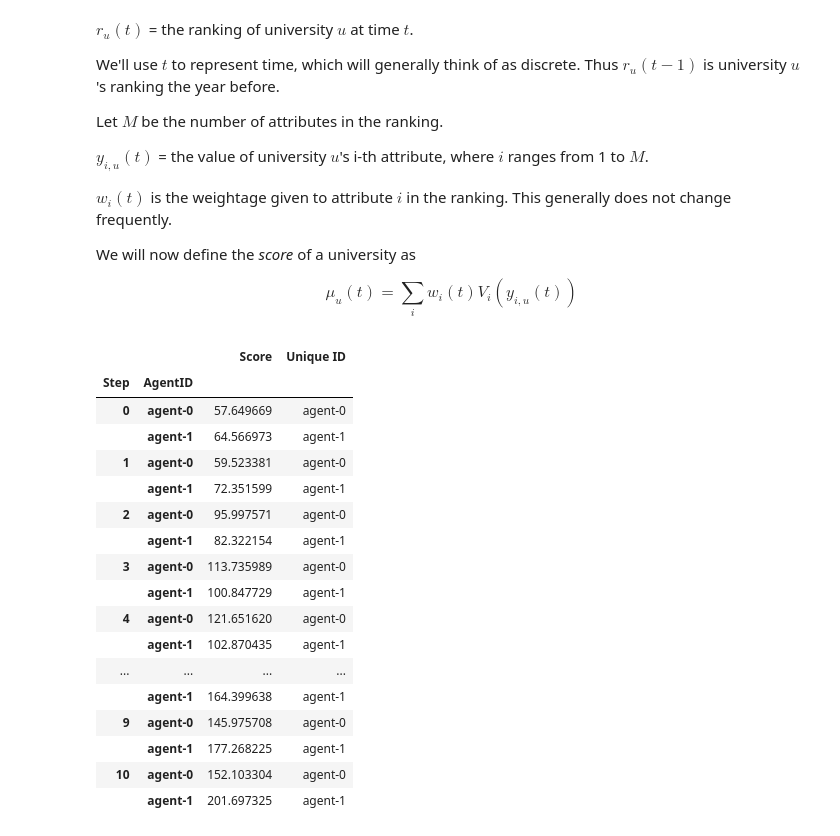
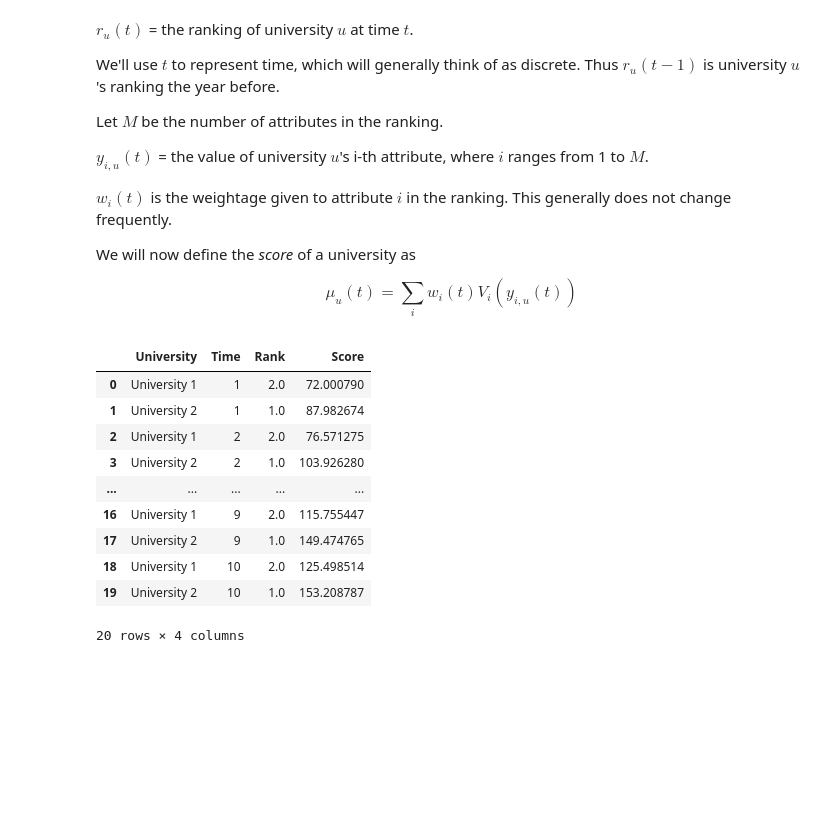
Before and after one commit to DavidBalash/agent_based_models, a Jupyter notebook: ranking_notebook.ipynb, the cells around one changed output. Saved outputs shown, nothing was run; the diff lists cells and outputs as text; code cells hidden in the pictures; blank space fills up the shorter version.

```diff
--- a/ranking_notebook.ipynb
+++ b/ranking_notebook.ipynb
@@ -19,42 +19,33 @@ We will now define the _score_ of a university as
 $$
      \mu_u(t) = \sum_{i} w_i(t) V_i(y_{i,u}(t))
 $$
-# %%
-%matplotlib inline
-from ranking_system import *
-import matplotlib.pyplot as plt
-
-total_number_of_time_steps = 10
-total_number_of_universities = 2
-
-# Attribute name and weight given to attribute in the ranking
-attributes = [Attribute('research', 0.7), Attribute('faculty', 0.3)]
-
-model = RankingModel(total_number_of_universities, attributes)
-
-# Manually step though the time steps
-for step in range(total_number_of_time_steps):
-    model.step()
-
-
-model.data_collector.get_agent_vars_dataframe()
-# %% [output]
-|  |  | Score | Unique ID |
-| Step | AgentID |  |  |
-| 0 | agent-0 | 57.649669 | agent-0 |
-|  | agent-1 | 64.566973 | agent-1 |
-| 1 | agent-0 | 59.523381 | agent-0 |
-|  | agent-1 | 72.351599 | agent-1 |
-| 2 | agent-0 | 95.997571 | agent-0 |
-|  | agent-1 | 82.322154 | agent-1 |
-| 3 | agent-0 | 113.735989 | agent-0 |
-|  | agent-1 | 100.847729 | agent-1 |
-| 4 | agent-0 | 121.651620 | agent-0 |
-|  | agent-1 | 102.870435 | agent-1 |
-| ... | ... | ... | ... |
-|  | agent-1 | 164.399638 | agent-1 |
-| 9 | agent-0 | 145.975708 | agent-0 |
-|  | agent-1 | 177.268225 | agent-1 |
-| 10 | agent-0 | 152.103304 | agent-0 |
-|  | agent-1 | 201.697325 | agent-1 |
+# %%
+from ranking_system import *
+
+number_of_time_steps = 10
+number_of_universities = 2
+
+# Create a list of attributes (name, ranking weight)
+attributes = [Attribute('research', 0.7), Attribute('faculty', 0.3)]
+
+# Create a new model
+model = RankingModel(number_of_universities, attributes)
+
+# Run the model
+model.run(number_of_time_steps)
+
+# Display the scores
+model.display_ranking()
+# %% [output]
+|  | University | Time | Rank | Score |
+| 0 | University 1 | 1 | 2.0 | 72.000790 |
+| 1 | University 2 | 1 | 1.0 | 87.982674 |
+| 2 | University 1 | 2 | 2.0 | 76.571275 |
+| 3 | University 2 | 2 | 1.0 | 103.926280 |
+| ... | ... | ... | ... | ... |
+| 16 | University 1 | 9 | 2.0 | 115.755447 |
+| 17 | University 2 | 9 | 1.0 | 149.474765 |
+| 18 | University 1 | 10 | 2.0 | 125.498514 |
+| 19 | University 2 | 10 | 1.0 | 153.208787 |
+20 rows × 4 columns
 # %%
```
Also changed, not shown: parts of 1 cell of this notebook, 4 other files.
